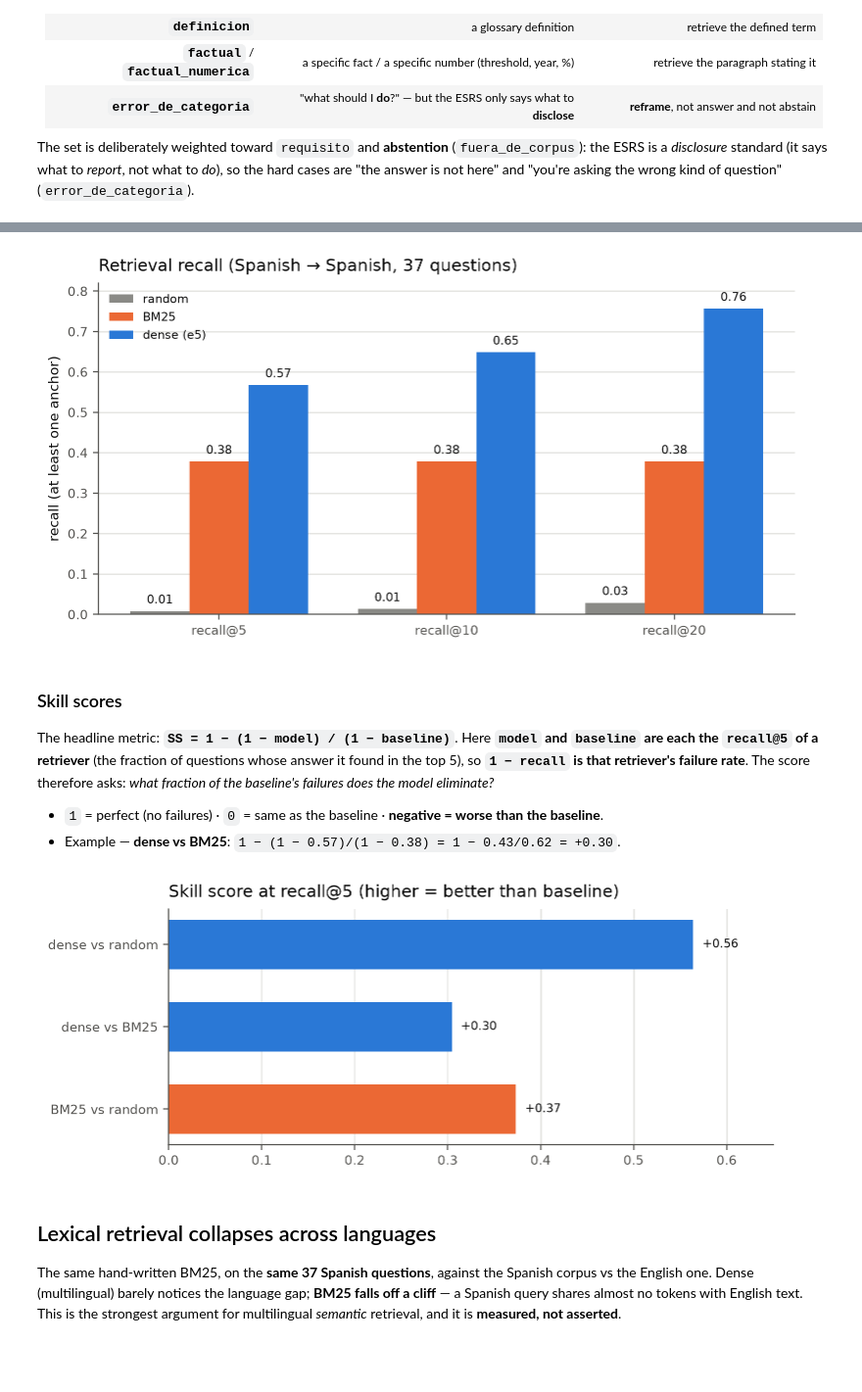
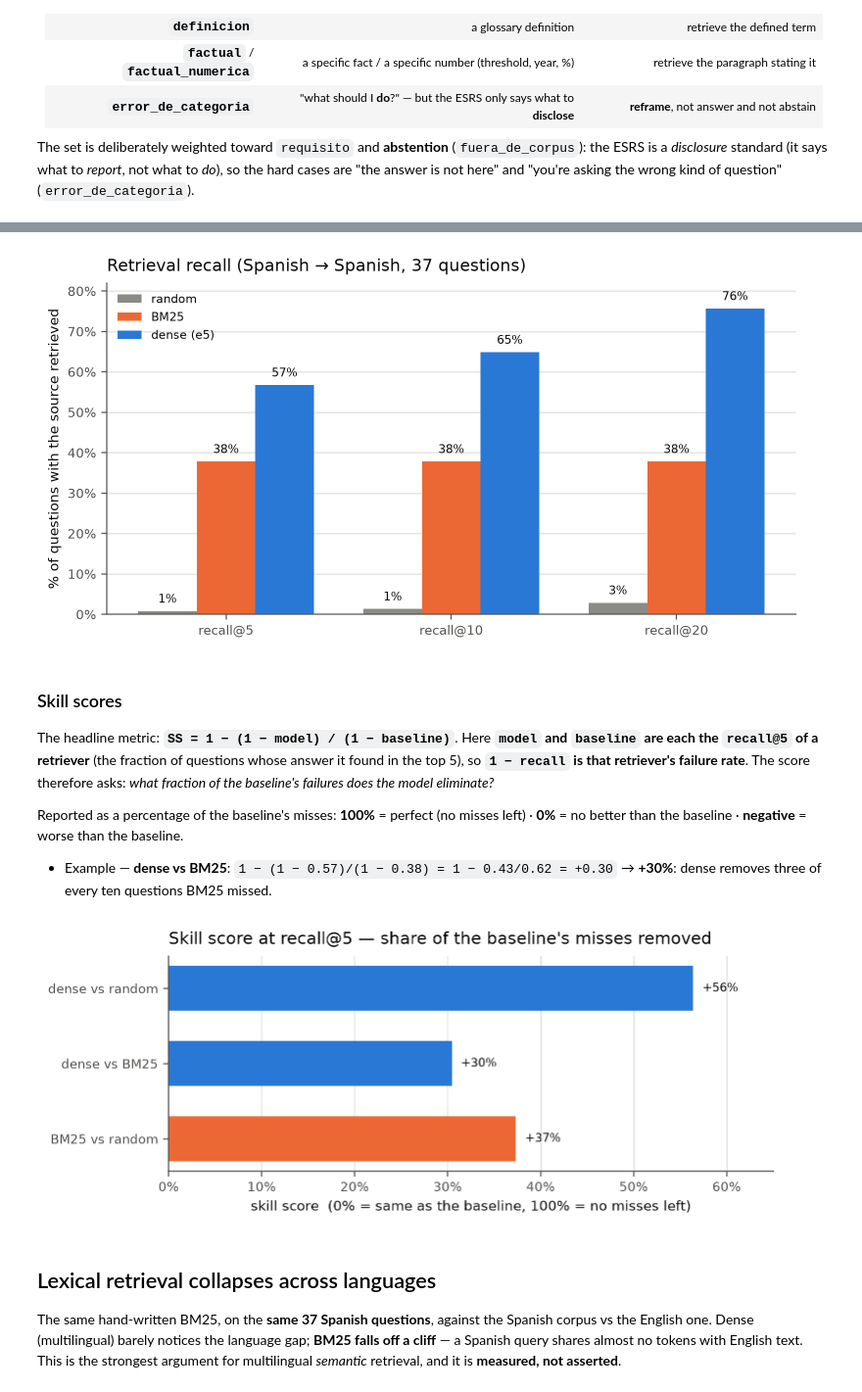
Before and after one commit to Helena-Alcolea/esrs-rag, a Jupyter notebook: notebooks/1-retrieval-evaluation.ipynb, the cells around one changed output, grey strips where cells are left out. Shown at 98% size. Saved outputs shown, nothing was run; the diff lists cells and outputs as text; code cells hidden in the pictures; blank space fills up the shorter version.

```diff
--- a/notebooks/1-retrieval-evaluation.ipynb
+++ b/notebooks/1-retrieval-evaluation.ipynb
@@ -18,6 +18,7 @@ import json
 from pathlib import Path
 import numpy as np
 import matplotlib.pyplot as plt
+from matplotlib.ticker import PercentFormatter
 %config InlineBackend.figure_format = 'retina'
 
 # --- localizar los artefactos de resultados (funciona desde la raíz o desde notebooks/) ---
@@ -41,17 +42,23 @@ plt.rcParams.update({
     "axes.spines.top": False, "axes.spines.right": False,
 })
 
-def _limpia(ax, titulo, ylabel=None, ymax=None):
+# Todas las tasas se dibujan en PORCENTAJE (0-100): un 0.57 obliga al lector a
+# preguntarse cuál es el máximo de la escala; un 57% no.
+def _limpia(ax, titulo, ylabel=None, ymax=None, pct_y=False):
     ax.set_title(titulo, fontsize=11, fontweight="normal", loc="left", pad=8)
     if ylabel: ax.set_ylabel(ylabel)
     ax.yaxis.grid(True, color=GRID, lw=1); ax.set_axisbelow(True)
     if ymax: ax.set_ylim(0, ymax)
+    if pct_y: ax.yaxis.set_major_formatter(PercentFormatter(100, decimals=0))
 
-def _etiqueta_barras(ax, barras, fmt="{:.2f}"):
+def _etiqueta_barras(ax, barras, fmt="{:.0f}%", dy=1.4):
     for b in barras:
         h = b.get_height()
-        ax.text(b.get_x() + b.get_width()/2, h + 0.012, fmt.format(h),
+        ax.text(b.get_x() + b.get_width()/2, h + dy, fmt.format(h),
                 ha="center", va="bottom", fontsize=8, color=INK)
+
+def _pct(v):
+    return 100 * v
 
 ES = R["escenarios"]["es_es"]        # escenario principal
 EN = R["escenarios"]["es_en"]        # ablación cross-lingual
@@ -120,15 +127,17 @@ is a *disclosure* standard (it says what to *report*, not what to *do*), so the
 answer is not here" and "you're asking the wrong kind of question" (`error_de_categoria`).
 # %%
 tipos = R["eval_set"]["por_tipo"]
+total_q = sum(tipos.values())
 orden = sorted(tipos, key=tipos.get)
 fig, ax = plt.subplots(figsize=(7, 3.2))
 barras = ax.barh(orden, [tipos[t] for t in orden], color=COL["denso"], height=0.66)
-for b, t in zip(barras, orden):
-    ax.text(b.get_width()+0.15, b.get_y()+b.get_height()/2, str(tipos[t]),
-            va="center", fontsize=8, color=INK)
+for b, t in zip(barras, orden):   # cuenta Y porcentaje del set: 18 -> "18 (40%)"
+    ax.text(b.get_width()+0.2, b.get_y()+b.get_height()/2,
+            f"{tipos[t]}  ({100*tipos[t]/total_q:.0f}%)", va="center", fontsize=8, color=INK)
 _limpia(ax, "Evaluation set composition (45 questions)")
+ax.set_xlabel(f"number of questions  (out of {total_q})")
 ax.xaxis.grid(True, color=GRID, lw=1); ax.yaxis.grid(False)
-ax.set_xlim(0, max(tipos.values())+2)
+ax.set_xlim(0, max(tipos.values())+5)
 plt.tight_layout(); plt.show()
 print(f"{R['meta']['n_preguntas_ancla']} of 45 anchor to a paragraph (they enter recall); "
       f"the rest are pure out-of-corpus (they feed the abstention metric).")
@@ -153,15 +162,16 @@ ks = ["recall@5", "recall@10", "recall@20"]
 x = np.arange(len(ks)); w = 0.26
 fig, ax = plt.subplots(figsize=(7.2, 3.8))
 for i, r in enumerate(recs):
-    vals = [ES["recuperadores"][r][k] for k in ks]
+    vals = [_pct(ES["recuperadores"][r][k]) for k in ks]
     b = ax.bar(x + (i-1)*w, vals, w, label=etiq[r], color=COL[r])
     _etiqueta_barras(ax, b)
-_limpia(ax, "Retrieval recall (Spanish → Spanish, 37 questions)", "recall (at least one anchor)", 0.82)
+_limpia(ax, "Retrieval recall (Spanish → Spanish, 37 questions)",
+        "% of questions with the source retrieved", 82, pct_y=True)
 ax.set_xticks(x); ax.set_xticklabels(ks)
 ax.legend(frameon=False, loc="upper left", fontsize=8)
 plt.tight_layout(); plt.show()
 # %% [output]
-[figure, old version]
+[figure, new version]
 # %% [markdown]
 ### Skill scores
 
@@ -170,24 +180,29 @@ each the `recall@5` of a retriever** (the fraction of questions whose answer it
 so **`1 − recall` is that retriever's failure rate**. The score therefore asks: *what fraction of
 the baseline's failures does the model eliminate?*
 
-- `1` = perfect (no failures) · `0` = same as the baseline · **negative = worse than the baseline**.
-- Example — **dense vs BM25**: `1 − (1 − 0.57)/(1 − 0.38) = 1 − 0.43/0.62 = +0.30`.
+Reported as a percentage of the baseline's misses: **100%** = perfect (no misses left) · **0%** =
+no better than the baseline · **negative** = worse than the baseline.
+
+- Example — **dense vs BM25**: `1 − (1 − 0.57)/(1 − 0.38) = 1 − 0.43/0.62 = +0.30` → **+30%**:
+  dense removes three of every ten questions BM25 missed.
 # %%
 ss = ES["skill_scores"]
 pares = [("dense vs random", ss["denso_vs_aleatorio"], COL["denso"]),
          ("dense vs BM25",   ss["denso_vs_bm25"],      COL["denso"]),
          ("BM25 vs random",  ss["bm25_vs_aleatorio"],  COL["BM25"])]
 fig, ax = plt.subplots(figsize=(7, 2.9))
 for i, (nom, v, c) in enumerate(pares):
-    ax.barh(i, v, color=c, height=0.6)
-    ax.text(v+0.01, i, f"+{v:.2f}", va="center", fontsize=8, color=INK)
+    ax.barh(i, _pct(v), color=c, height=0.6)
+    ax.text(_pct(v)+1, i, f"+{_pct(v):.0f}%", va="center", fontsize=8, color=INK)
 ax.set_yticks(range(len(pares))); ax.set_yticklabels([p[0] for p in pares])
-_limpia(ax, "Skill score at recall@5 (higher = better than baseline)")
-ax.xaxis.grid(True, color=GRID, lw=1); ax.yaxis.grid(False); ax.set_xlim(0, 0.65)
+_limpia(ax, "Skill score at recall@5 — share of the baseline's misses removed")
+ax.set_xlabel("skill score  (0% = same as the baseline, 100% = no misses left)")
+ax.xaxis.grid(True, color=GRID, lw=1); ax.yaxis.grid(False); ax.set_xlim(0, 65)
+ax.xaxis.set_major_formatter(PercentFormatter(100, decimals=0))
 ax.invert_yaxis()
 plt.tight_layout(); plt.show()
 # %% [output]
-[figure, old version]
+[figure, new version]
 # %% [markdown]
 ## Lexical retrieval collapses across languages
 
```
Also changed, not shown: parts of 10 cells of this notebook, 1 other file.
